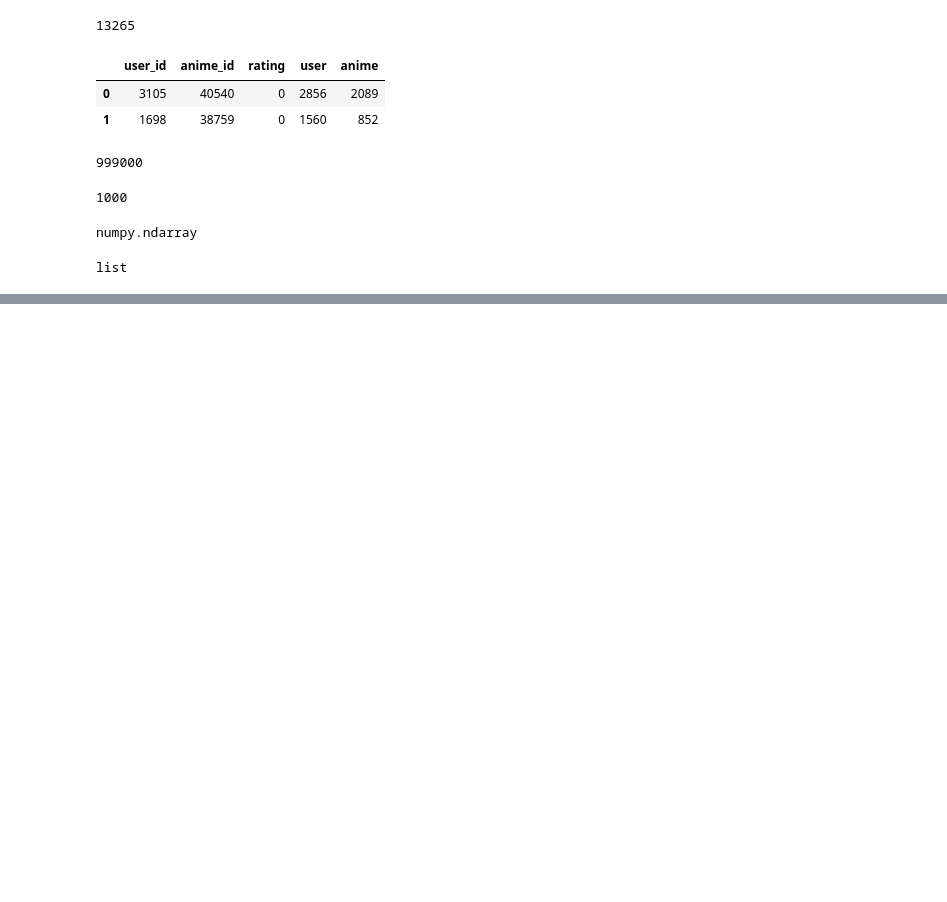
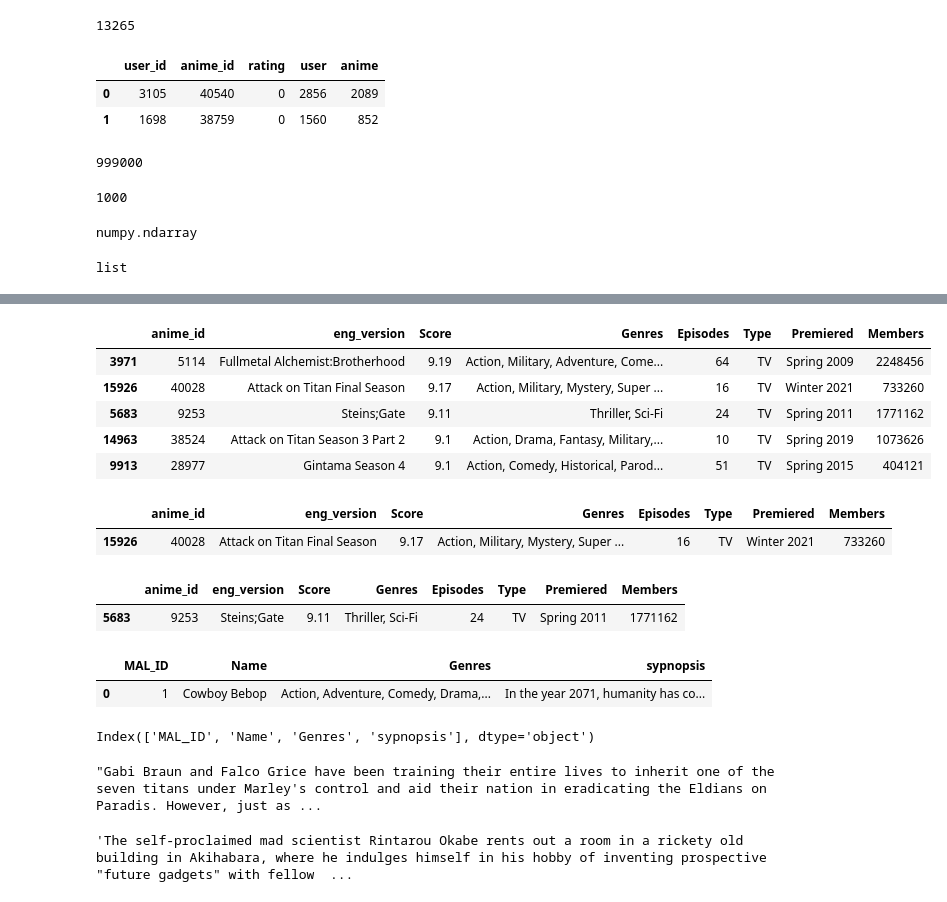
Before and after one commit to abhishek4922/Hybrid_recommendation_system, a Jupyter notebook: notebooks/recommend.ipynb, the cells around one changed output, grey strips where cells are left out. Drawn from its saved outputs; the diff is of its cells as text; code cells hidden in the pictures; blank space fills up the shorter version.

```diff
--- a/notebooks/recommend.ipynb
+++ b/notebooks/recommend.ipynb
@@ -283,0 +296,13 @@ plt.show()
+# %%
+def getAnimeName(anime_id):
+    try:
+        name = df[df.anime_id == anime_id].eng_version.values[0]
+        if name is np.nan:
+            name = df[df.anime_id == anime_id].Name.values[0]
+    except:
+        print("Error")
+    return name
+# %%
+df["anime_id"]=df["MAL_ID"]
+df["eng_version"]=df["English name"]
+df["English name"]=df.anime_id.apply(lambda x:getAnimeName(x))
@@ -283,0 +313,2 @@ plt.show()
+# %%
+df.sort_values(by=['Score'],inplace=True,ascending=False,kind="quicksort",na_position="last")
@@ -283,0 +326,11 @@ plt.show()
+# %%
+df = df[["anime_id" , "eng_version","Score","Genres","Episodes","Type","Premiered","Members"]]
+# %%
+df.head()
+# %% [output]
+|  | anime_id | eng_version | Score | Genres | Episodes | Type | Premiered | Members |
+| 3971 | 5114 | Fullmetal Alchemist:Brotherhood | 9.19 | Action, Military, Adventure, Come... | 64 | TV | Spring 2009 | 2248456 |
+| 15926 | 40028 | Attack on Titan Final Season | 9.17 | Action, Military, Mystery, Super ... | 16 | TV | Winter 2021 | 733260 |
+| 5683 | 9253 | Steins;Gate | 9.11 | Thriller, Sci-Fi | 24 | TV | Spring 2011 | 1771162 |
+| 14963 | 38524 | Attack on Titan Season 3 Part 2 | 9.1 | Action, Drama, Fantasy, Military,... | 10 | TV | Spring 2019 | 1073626 |
+| 9913 | 28977 | Gintama Season 4 | 9.1 | Action, Comedy, Historical, Parod... | 51 | TV | Spring 2015 | 404121 |
@@ -283,0 +343,10 @@ plt.show()
+# %%
+getAnimeFrame(40028 , df)
+# %% [output]
+|  | anime_id | eng_version | Score | Genres | Episodes | Type | Premiered | Members |
+| 15926 | 40028 | Attack on Titan Final Season | 9.17 | Action, Military, Mystery, Super ... | 16 | TV | Winter 2021 | 733260 |
+# %%
+getAnimeFrame("Steins;Gate",df)
+# %% [output]
+|  | anime_id | eng_version | Score | Genres | Episodes | Type | Premiered | Members |
+| 5683 | 9253 | Steins;Gate | 9.11 | Thriller, Sci-Fi | 24 | TV | Spring 2011 | 1771162 |
@@ -283,0 +357,9 @@ plt.show()
+# %%
+synopsis_df.head(1)
+# %% [output]
+|  | MAL_ID | Name | Genres | sypnopsis |
+| 0 | 1 | Cowboy Bebop | Action, Adventure, Comedy, Drama,... | In the year 2071, humanity has co... |
+# %%
+synopsis_df.columns
+# %% [output]
+Index(['MAL_ID', 'Name', 'Genres', 'sypnopsis'], dtype='object')
@@ -284,3 +372,11 @@ plt.show()
+# %%
+getSynopsis(40028 , synopsis_df)
+# %% [output]
+"Gabi Braun and Falco Grice have been training their entire lives to inherit one of the seven titans under Marley's control and aid their nation in eradicating the Eldians on Paradis. However, just as ...
+# %%
+getSynopsis("Steins;Gate",synopsis_df)
+# %% [output]
+'The self-proclaimed mad scientist Rintarou Okabe rents out a room in a rickety old building in Akihabara, where he indulges himself in his hobby of inventing prospective "future gadgets" with fellow  ...
 # %%
 ### reading anime list
 # %%
```
Also changed, not shown: parts of 17 cells of this notebook, 1 other file.
